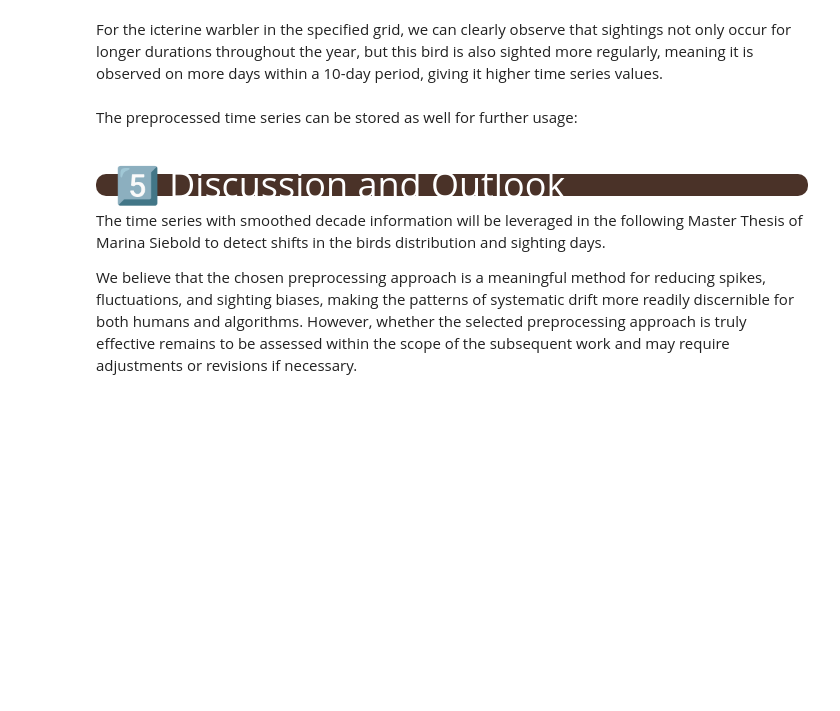
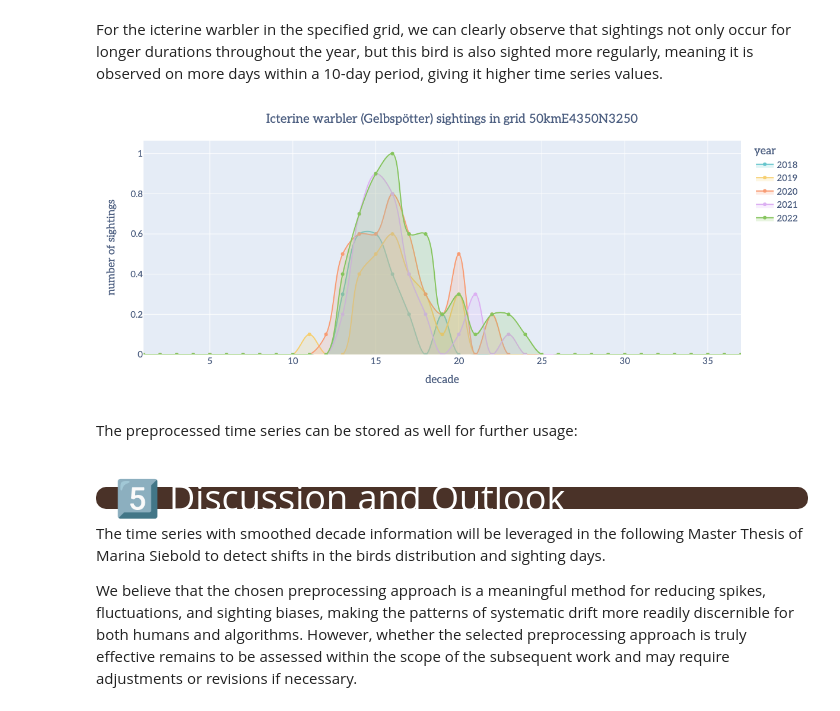
Before and after one commit to marinasie/bird-sighting-validation, a Jupyter notebook: marina/04_drift_analysis/06_time_series_decade_smoothing.ipynb, the cells around one changed output. Cells and saved outputs as stored; diff of their text form; code cells hidden in the pictures; blank space fills up the shorter version.

```diff
--- a/marina/04_drift_analysis/06_time_series_decade_smoothing.ipynb
+++ b/marina/04_drift_analysis/06_time_series_decade_smoothing.ipynb
@@ -135,17 +144,19 @@ For the icterine warbler in the specified grid, we can clearly observe that sigh
 # %%
 warbler = decade_counts[(decade_counts['name_species'] == 'Gelbspötter') & (decade_counts['eea_grid_id'] == '50kmE4350N3250')]
 
-fig = px.line(warbler, x='decade', y='decade_count', color='year', color_discrete_sequence=px.colors.qualitative.Pastel)
+fig = px.line(warbler, x='decade', y='sighting_ratio', color='year', color_discrete_sequence=px.colors.qualitative.Pastel)
 fig.update_layout(xaxis_title='decade', yaxis_title='number of sightings',
                     font=dict(family="Aleo", size=15, color="#4d5f81"))
 fig.update_layout(title={'text': 'Icterine warbler (Gelbspötter) sightings in grid 50kmE4350N3250', 'x':0.5, 'xanchor': 'center'})
 
 for i in range(len(fig.data)):
     color = fig.data[i].line.color
     color = color.replace("rgb", "rgba").replace(")", ", 0.2)")
     fig.data[i].update(line_shape = 'spline', fill='tozeroy', mode='lines+markers', fillcolor=color)
 
 fig.show()
+# %% [output]
+[figure, added]
 # %% [markdown]
 The preprocessed time series can be stored as well for further usage:
 # %%
```
Also changed, not shown: parts of 4 cells of this notebook.
